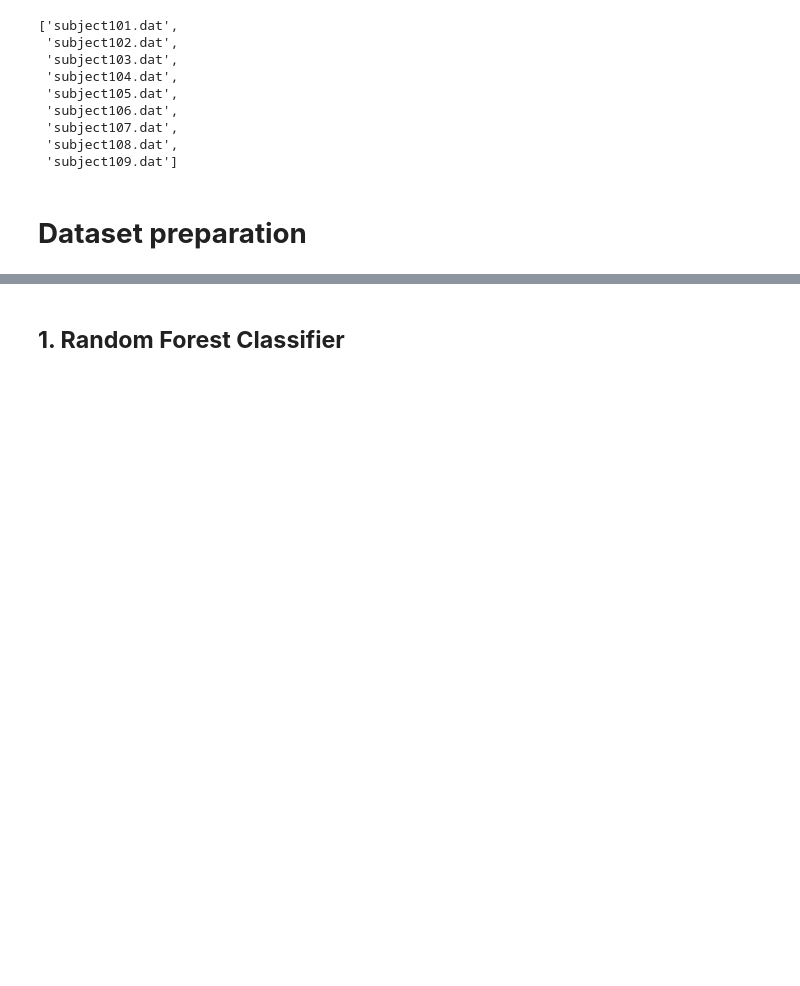
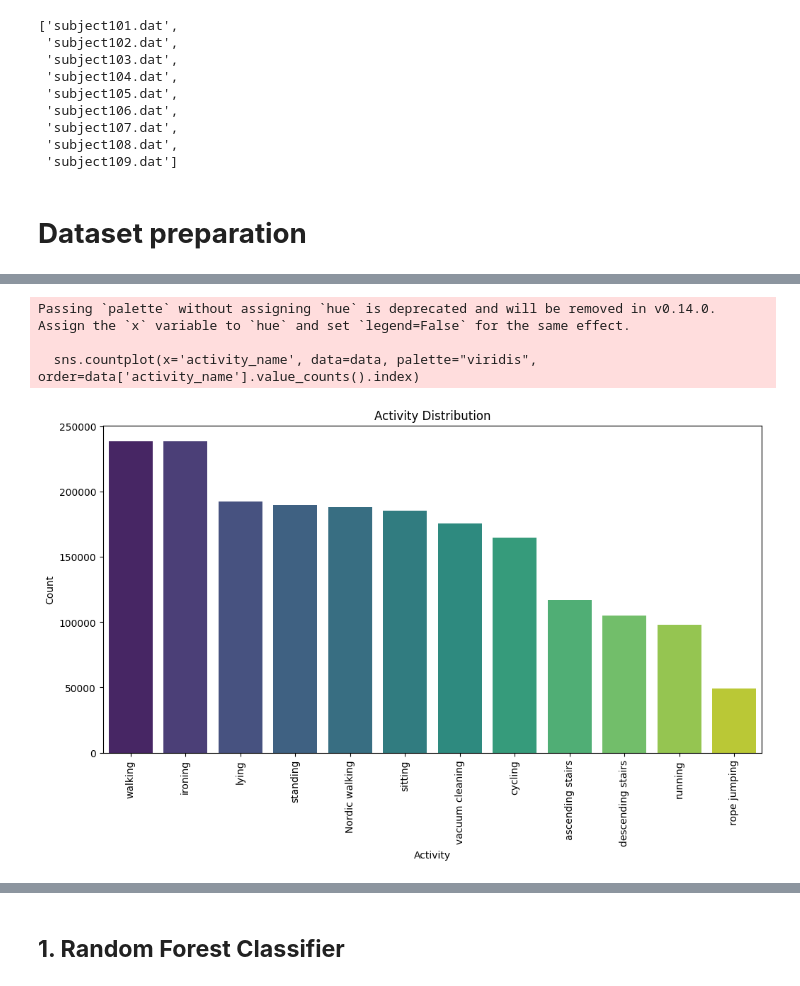
Before and after one commit to Balajinanda/Datascience-Project, a Jupyter notebook: Data_Science_Project.ipynb, the cells around one changed output, grey strips where cells are left out. Drawn from its saved outputs; the diff is of its cells as text; code cells hidden in the pictures; blank space fills up the shorter version.

Commit message:
Methodology

```diff
--- a/Data_Science_Project.ipynb
+++ b/Data_Science_Project.ipynb
@@ -442,0 +148,6 @@ Test shape: (35100, 52)
+# %%
+# Interpolate missing heart rate and fill remaining NaN
+data['heart_rate'] = data['heart_rate'].interpolate().fillna(method='bfill').fillna(method='ffill')
+
+# Drop rows where activity_id is 0 (transient activities)
+data = data[data['activity_id'] != 0]
@@ -442,0 +256,14 @@ Test shape: (35100, 52)
+# %%
+# Activity distribution
+plt.figure(figsize=(12, 6))
+sns.countplot(x='activity_name', data=data, palette="viridis", order=data['activity_name'].value_counts().index)
+plt.title("Activity Distribution")
+plt.xticks(rotation=90)
+plt.xlabel("Activity")
+plt.ylabel("Count")
+plt.show()
+# %% [output]
+Passing `palette` without assigning `hue` is deprecated and will be removed in v0.14.0. Assign the `x` variable to `hue` and set `legend=False` for the same effect.
+
+  sns.countplot(x='activity_name', data=data, palette="viridis", order=data['activity_name'].value_counts().index)
+[figure, added]
```
Also changed, not shown: parts of 75 cells of this notebook.
